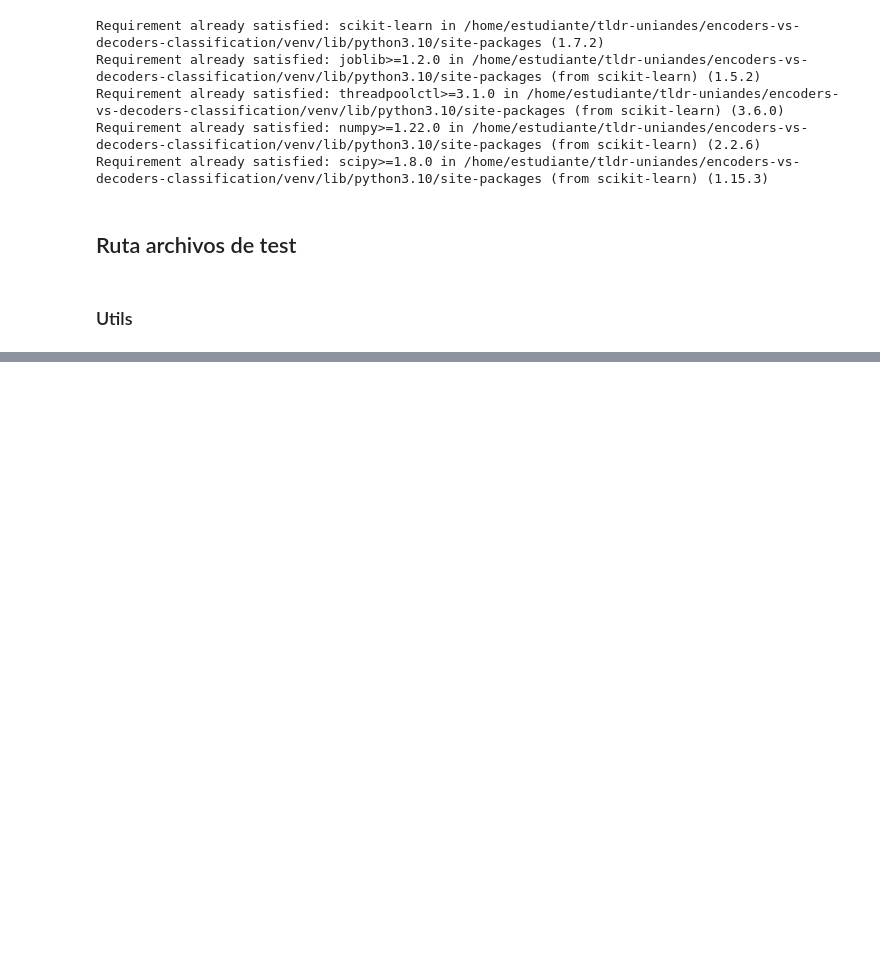
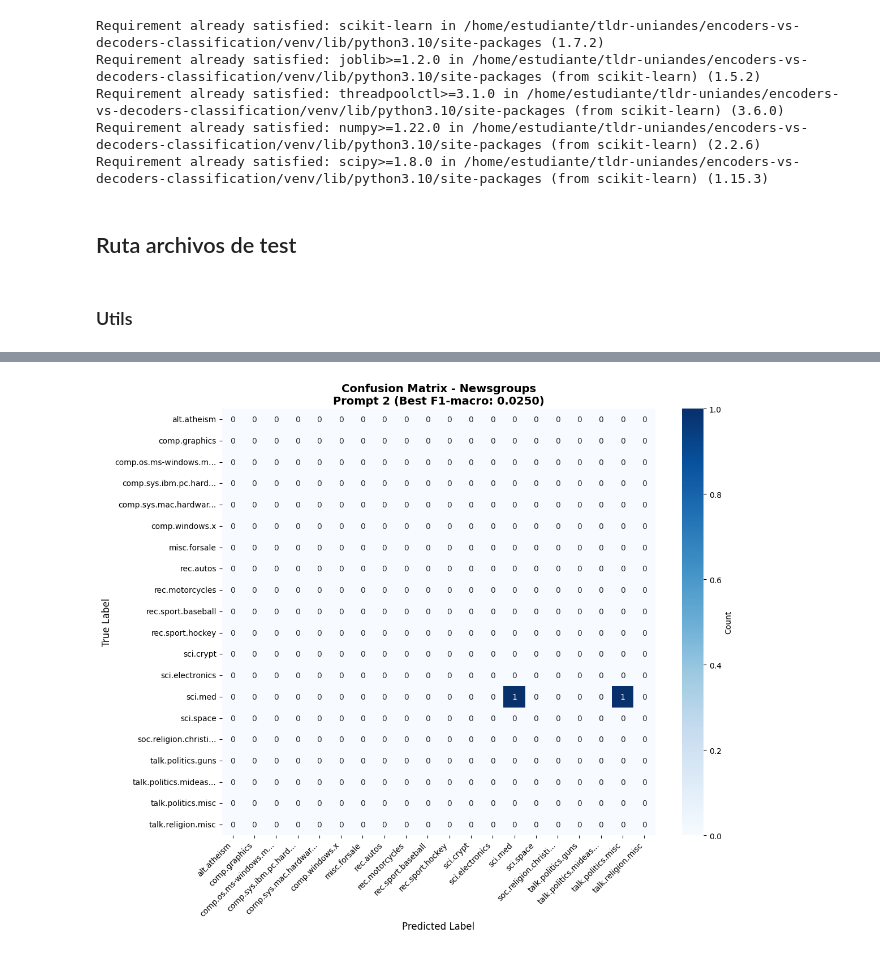
Before and after one commit to andresmosqueraw/tarea5-pln, a Jupyter notebook: mi-solution/solution.ipynb, the cells around one changed output, grey strips where cells are left out. Saved outputs shown, nothing was run; the diff lists cells and outputs as text; code cells hidden in the pictures; blank space fills up the shorter version.

```diff
--- a/mi-solution/solution.ipynb
+++ b/mi-solution/solution.ipynb
@@ -758,7 +994,7 @@ Installing collected packages: bitsandbytes, accelerate
 Successfully installed accelerate-1.11.0 bitsandbytes-0.48.2
 # %%
 # ---- Modelos a evaluar (4-bit) ----
-MODELS = [
+MODELS: List[str] = [
     "unsloth/mistral-7b-instruct-v0.3-bnb-4bit",
     "unsloth/gemma-2-9b-it-bnb-4bit",
 ]
@@ -798,8 +1034,8 @@ Requirement already satisfied: scipy>=1.8.0 in /home/estudiante/tldr-uniandes/en
 # %% [markdown]
 ## Ruta archivos de test
 # %%
-NEWS_TEST = "/home/estudiante/punto2/mi-solution/news/test.csv"
-MULTI_TEST = "/home/estudiante/punto2/mi-solution/mdsd/test.csv"
+NEWS_TEST: str = "/home/estudiante/punto2/mi-solution/news/test.csv"
+MULTI_TEST: str = "/home/estudiante/punto2/mi-solution/mdsd/test.csv"
 # %% [markdown]
 ### Utils
 # %%
@@ -1240,0 +1687,91 @@ alt.atheism
+# %%
+print("\n"+"="*100)
+print("CONFUSION MATRICES")
+print("="*100)
+
+# Generar matrices de confusión para el mejor prompt de cada dataset
+for dataset_name in ["Newsgroups", "Multi-Domain Sentiment"]:
+    dataset_df = grouped_summary[grouped_summary["dataset"] == dataset_name]
+    if len(dataset_df) == 0:
+        continue
+
+    # Encontrar el mejor prompt (mayor f1_macro)
+    best_prompt_row = dataset_df.loc[dataset_df["f1_macro"].idxmax()]
+    best_prompt = int(best_prompt_row["prompt"])
+
+    print(f"\n{'='*100}")
+    print(f"Dataset: {dataset_name} - Best Prompt: {best_prompt} (F1-macro: {best_prompt_row['f1_macro']:.4f})")
+    print(f"{'='*100}")
+
+    if best_prompt not in confusion_data[dataset_name]:
+        print(f"No data available for prompt {best_prompt}")
+        continue
+
+    # Combinar predicciones de todos los modelos para este prompt
+    all_y_true = []
+    all_y_pred = []
+    for model_name, (y_true, y_pred) in confusion_data[dataset_name][best_prompt].items():
+        all_y_true.extend(y_true)
+        all_y_pred.extend(y_pred)
+
+    # Obtener labels según el dataset
+    if dataset_name == "Newsgroups":
+        labels = NEWS_LABELS
+    else:
+        labels = MULTI_LABELS
+
+    # Generar matriz de confusión
+    cm = confusion_matrix(all_y_true, all_y_pred, labels=labels)
+
+    # Crear visualización
+    plt.figure(figsize=(12, 10) if dataset_name == "Newsgroups" else (8, 6))
+    sns.heatmap(cm, annot=True, fmt='d', cmap='Blues',
+                xticklabels=[l[:20] + '...' if len(l) > 20 else l for l in labels],
+                yticklabels=[l[:20] + '...' if len(l) > 20 else l for l in labels],
+                cbar_kws={'label': 'Count'})
+    plt.title(f'Confusion Matrix - {dataset_name}\nPrompt {best_prompt} (Best F1-macro: {best_prompt_row["f1_macro"]:.4f})',
+              fontsize=14, fontweight='bold')
+    plt.xlabel('Predicted Label', fontsize=12)
+    plt.ylabel('True Label', fontsize=12)
+    plt.xticks(rotation=45, ha='right')
+    plt.yticks(rotation=0)
+    plt.tight_layout()
+    plt.show()
+
+    # También mostrar como tabla de texto
+    print(f"\nConfusion Matrix (Prompt {best_prompt} - {dataset_name}):")
+    print(f"Labels: {labels}")
+    cm_df = pd.DataFrame(cm, index=labels, columns=labels)
+    display(cm_df)
+
+    # Calcular métricas por clase
+    print(f"\nPer-class metrics:")
+    for i, label in enumerate(labels):
+        tp = cm[i, i]
+        fp = cm[:, i].sum() - tp
+        fn = cm[i, :].sum() - tp
+        tn = cm.sum() - tp - fp - fn
+
+        precision = tp / (tp + fp) if (tp + fp) > 0 else 0
+        recall = tp / (tp + fn) if (tp + fn) > 0 else 0
+        f1 = 2 * (precision * recall) / (precision + recall) if (precision + recall) > 0 else 0
+
+        print(f"  {label}: Precision={precision:.3f}, Recall={recall:.3f}, F1={f1:.3f}")
+
+# ======================================================================
+# TIEMPO TOTAL DE INFERENCIA
+# ======================================================================
+end_time = time.time()
+total_time = end_time - start_time
+hours = int(total_time // 3600)
+minutes = int((total_time % 3600) // 60)
+seconds = int(total_time % 60)
+milliseconds = int((total_time % 1) * 1000)
+
+print("\n"+"="*100)
+print("INFERENCE TIME SUMMARY")
+print("="*100)
+print(f"Total inference time: {total_time:.2f} seconds")
+print(f"Formatted: {hours}h {minutes}m {seconds}s {milliseconds}ms")
+print("="*100)
+# %% [output]
@@ -1240,0 +1785 @@ alt.atheism
+[figure, added]
```
Also changed, not shown: parts of 17 cells of this notebook, 1 other file.
